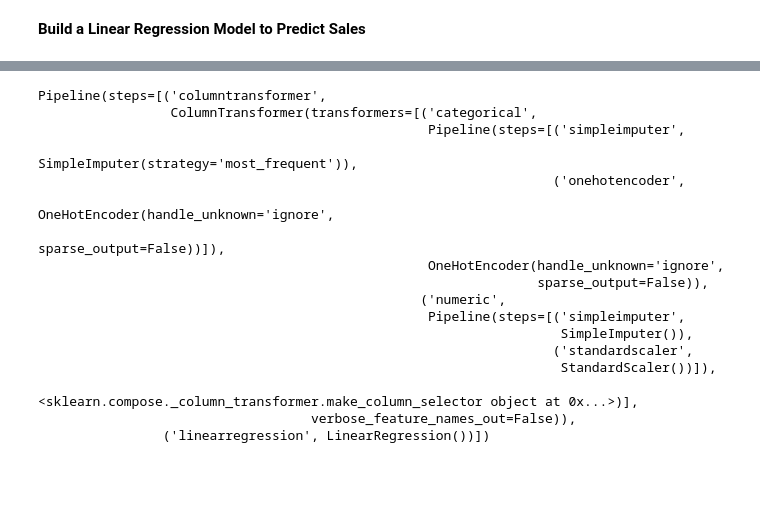
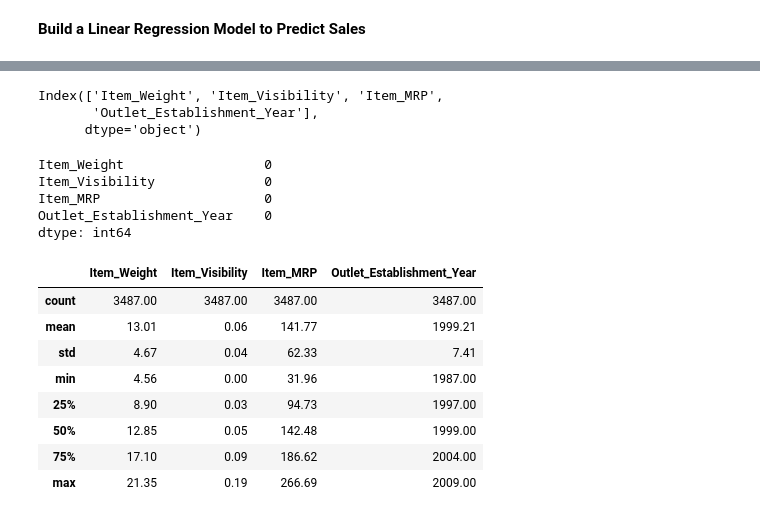
Before and after one commit to ddy623/Prediction-of-Product-Sales, a Jupyter notebook: Prediction_of_Product_SalesMachineLearning.ipynb, the cells around one changed output, grey strips where cells are left out. Cells and saved outputs as stored; diff of their text form; code cells hidden in the pictures; blank space fills up the shorter version.

```diff
--- a/Prediction_of_Product_SalesMachineLearning.ipynb
+++ b/Prediction_of_Product_SalesMachineLearning.ipynb
@@ -353,24 +304,30 @@ ColumnTransformer(transformers=[('categorical',
-# %%
-# Instantiate a linear regression model
-linreg = LinearRegression()
-# Combine the preprocessing ColumnTransformer and the linear regression model in a Pipeline
-linreg_pipe = make_pipeline(preprocessor, linreg)
-linreg_pipe
-# %% [output]
-Pipeline(steps=[('columntransformer',
-                 ColumnTransformer(transformers=[('categorical',
-                                                  Pipeline(steps=[('simpleimputer',
-                                                                   SimpleImputer(strategy='most_frequent')),
-                                                                  ('onehotencoder',
-                                                                   OneHotEncoder(handle_unknown='ignore',
-                                                                                 sparse_output=False))]),
-                                                  OneHotEncoder(handle_unknown='ignore',
-                                                                sparse_output=False)),
-                                                 ('numeric',
-                                                  Pipeline(steps=[('simpleimputer',
-                                                                   SimpleImputer()),
-                                                                  ('standardscaler',
-                                                                   StandardScaler())]),
-                                                  <sklearn.compose._column_transformer.make_column_selector object at 0x...>)],
-                                   verbose_feature_names_out=False)),
-                ('linearregression', LinearRegression())])
+# %%
+# Defining lists of types of features
+num_cols = X_train.select_dtypes("number").columns
+numeric_cols
+# %% [output]
+Index(['Item_Weight', 'Item_Visibility', 'Item_MRP',
+       'Outlet_Establishment_Year'],
+      dtype='object')
+# %%
+# Null values
+X_train[num_cols].isna().sum()
+# %% [output]
+Item_Weight                  0
+Item_Visibility              0
+Item_MRP                     0
+Outlet_Establishment_Year    0
+dtype: int64
+# %%
+# Summary stats
+X_train[num_cols].describe().round(2)
+# %% [output]
+|  | Item_Weight | Item_Visibility | Item_MRP | Outlet_Establishment_Year |
+| count | 3487.00 | 3487.00 | 3487.00 | 3487.00 |
+| mean | 13.01 | 0.06 | 141.77 | 1999.21 |
+| std | 4.67 | 0.04 | 62.33 | 7.41 |
+| min | 4.56 | 0.00 | 31.96 | 1987.00 |
+| 25% | 8.90 | 0.03 | 94.73 | 1997.00 |
+| 50% | 12.85 | 0.05 | 142.48 | 1999.00 |
+| 75% | 17.10 | 0.09 | 186.62 | 2004.00 |
+| max | 21.35 | 0.19 | 266.69 | 2009.00 |
```
Also changed, not shown: parts of 49 cells of this notebook.
